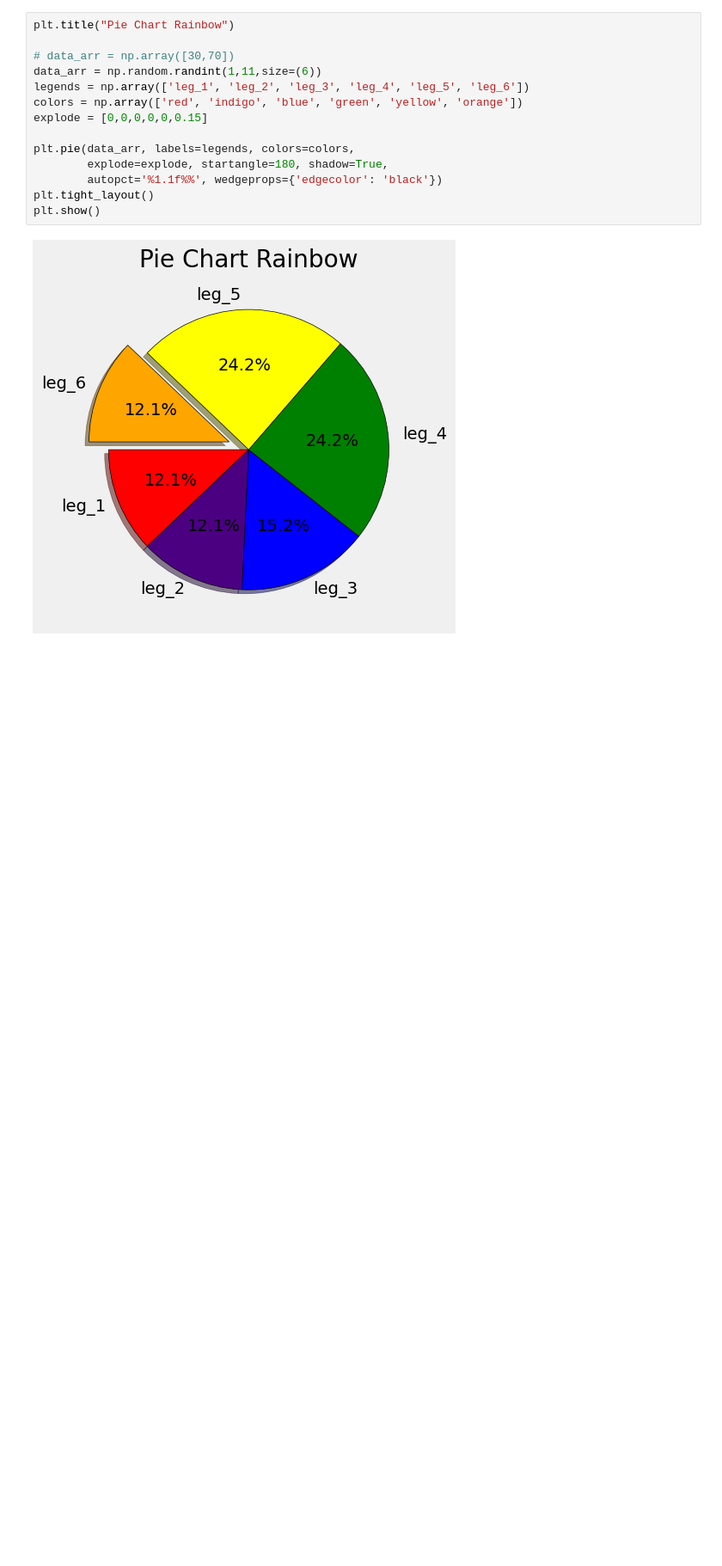
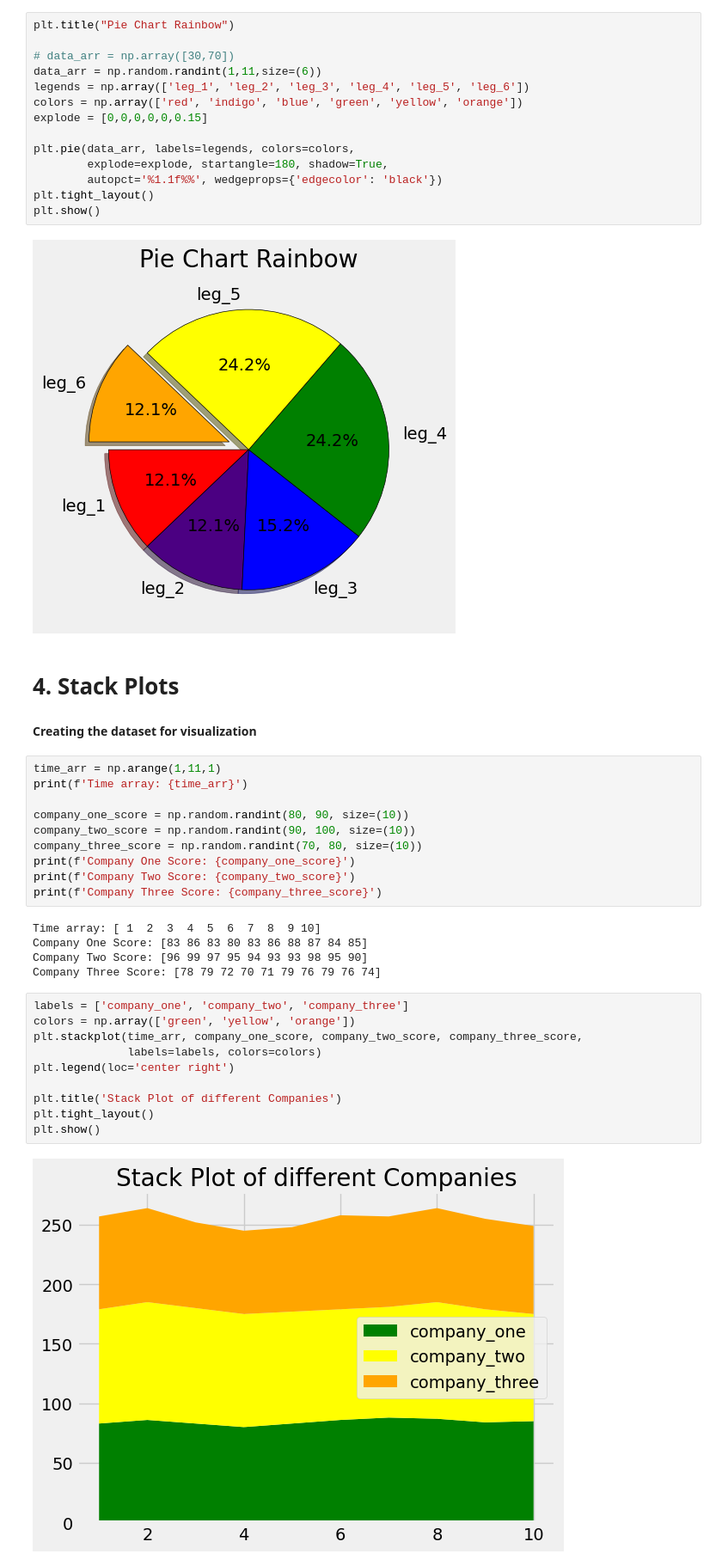
Before and after one commit to ROHIT318/python-practice, a Jupyter notebook: learn_matplotlib.ipynb, the cells around one changed output. Shown at 86% size. Drawn from its saved outputs; the diff is of its cells as text; blank space fills up the shorter version.

Commit message:
matplotlib - Stack Plots

```diff
--- a/learn_matplotlib.ipynb
+++ b/learn_matplotlib.ipynb
@@ -39,3 +50,34 @@ plt.tight_layout()
 plt.show()
 # %% [output]
 [figure]
+# %% [markdown]
+# 4. Stack Plots
+# %% [markdown]
+**Creating the dataset for visualization**
+# %%
+time_arr = np.arange(1,11,1)
+print(f'Time array: {time_arr}')
+
+company_one_score = np.random.randint(80, 90, size=(10))
+company_two_score = np.random.randint(90, 100, size=(10))
+company_three_score = np.random.randint(70, 80, size=(10))
+print(f'Company One Score: {company_one_score}')
+print(f'Company Two Score: {company_two_score}')
+print(f'Company Three Score: {company_three_score}')
+# %% [output]
+Time array: [ 1  2  3  4  5  6  7  8  9 10]
+Company One Score: [83 86 83 80 83 86 88 87 84 85]
+Company Two Score: [96 99 97 95 94 93 93 98 95 90]
+Company Three Score: [78 79 72 70 71 79 76 79 76 74]
+# %%
+labels = ['company_one', 'company_two', 'company_three']
+colors = np.array(['green', 'yellow', 'orange'])
+plt.stackplot(time_arr, company_one_score, company_two_score, company_three_score,
+              labels=labels, colors=colors)
+plt.legend(loc='center right')
+
+plt.title('Stack Plot of different Companies')
+plt.tight_layout()
+plt.show()
+# %% [output]
+[figure, added]
```
Also changed, not shown: parts of 4 cells of this notebook.
